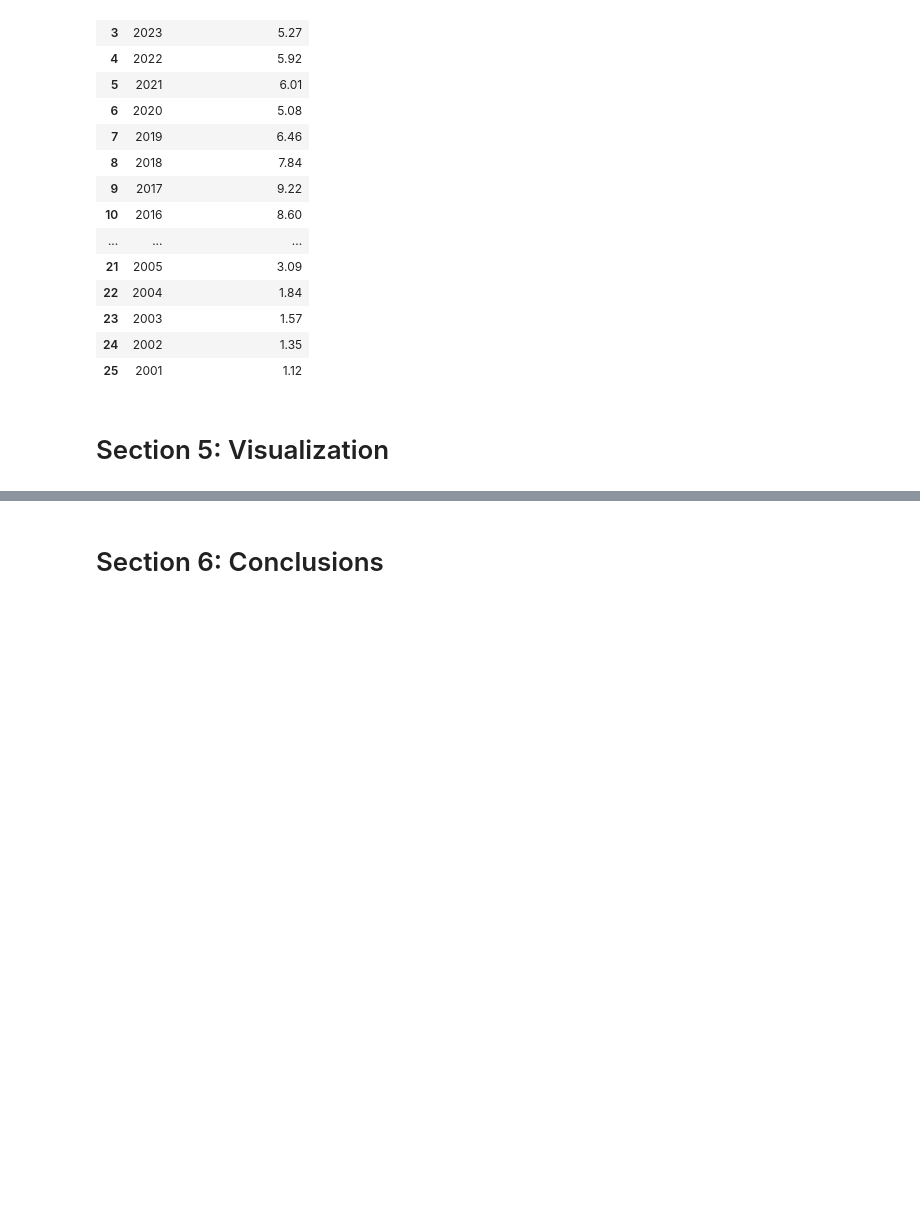
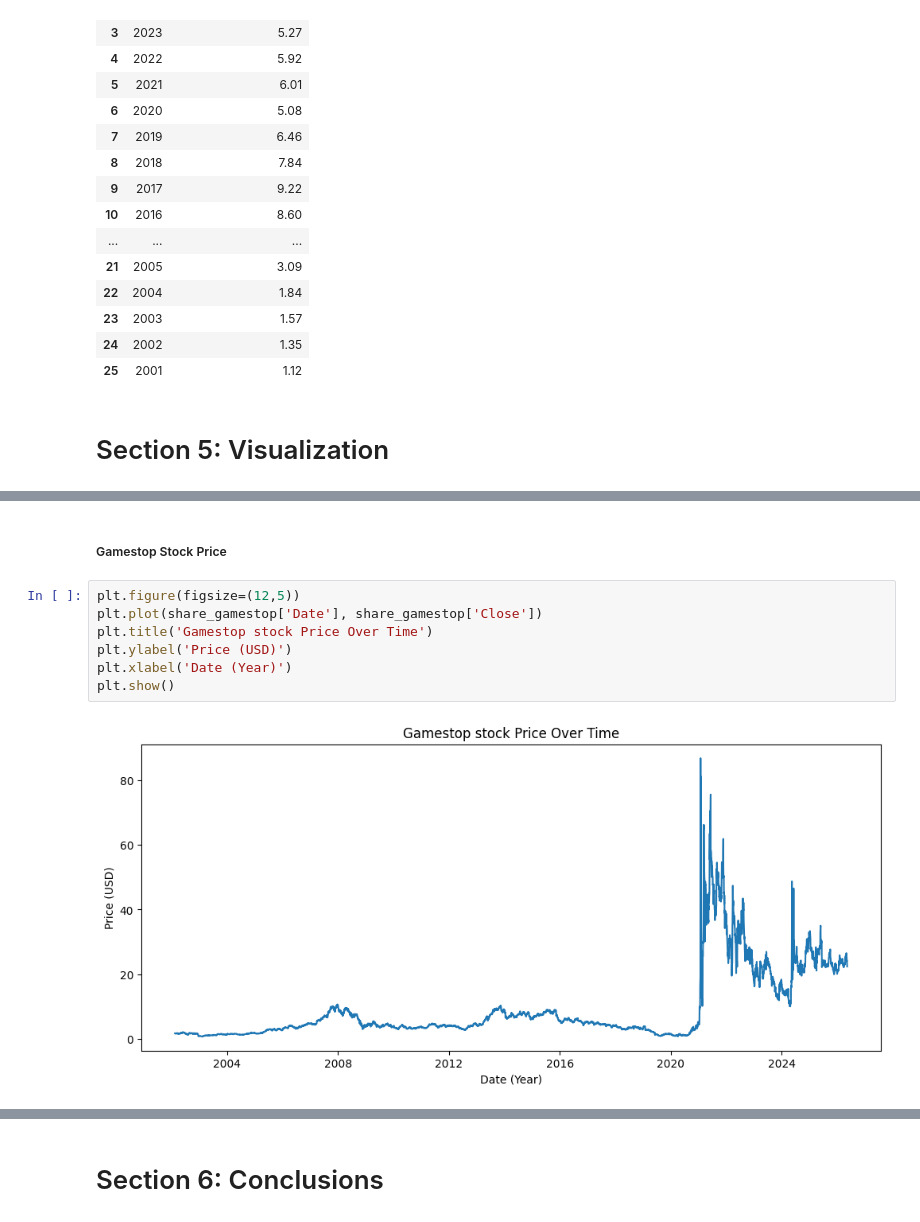
Before and after one commit to eddyzevallos12/Stock-Price-vs-Revenue-Analysis-Tesla-GameStop-, a Jupyter notebook: Stock Price vs Company Fundamentals Analysis.ipynb, the cells around one changed output, grey strips where cells are left out. Drawn from its saved outputs; the diff is of its cells as text; blank space fills up the shorter version.

```diff
--- a/Stock Price vs Company Fundamentals Analysis.ipynb
+++ b/Stock Price vs Company Fundamentals Analysis.ipynb
@@ -292,0 +315,11 @@ revenue_gme_clean
+# %% [markdown]
+##### Gamestop Stock Price
+# %%
+plt.figure(figsize=(12,5))
+plt.plot(share_gamestop['Date'], share_gamestop['Close'])
+plt.title('Gamestop stock Price Over Time')
+plt.ylabel('Price (USD)')
+plt.xlabel('Date (Year)')
+plt.show()
+# %% [output]
+[figure, added]
```
Also changed, not shown: parts of 9 cells of this notebook.
